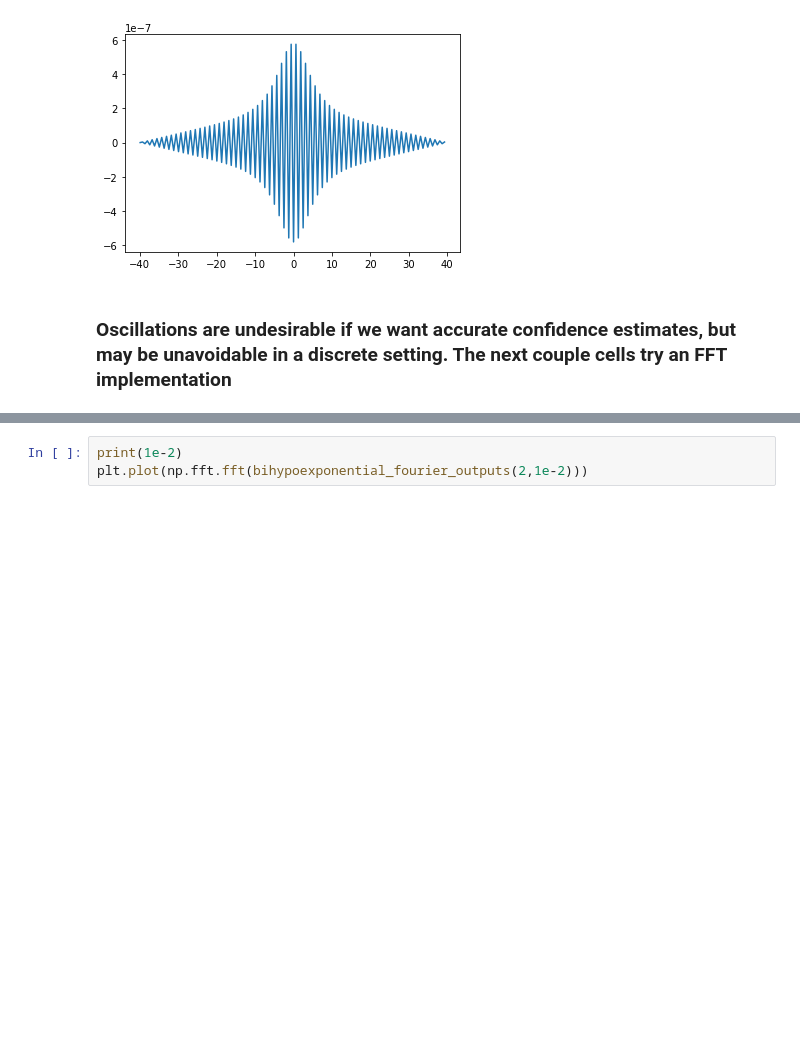
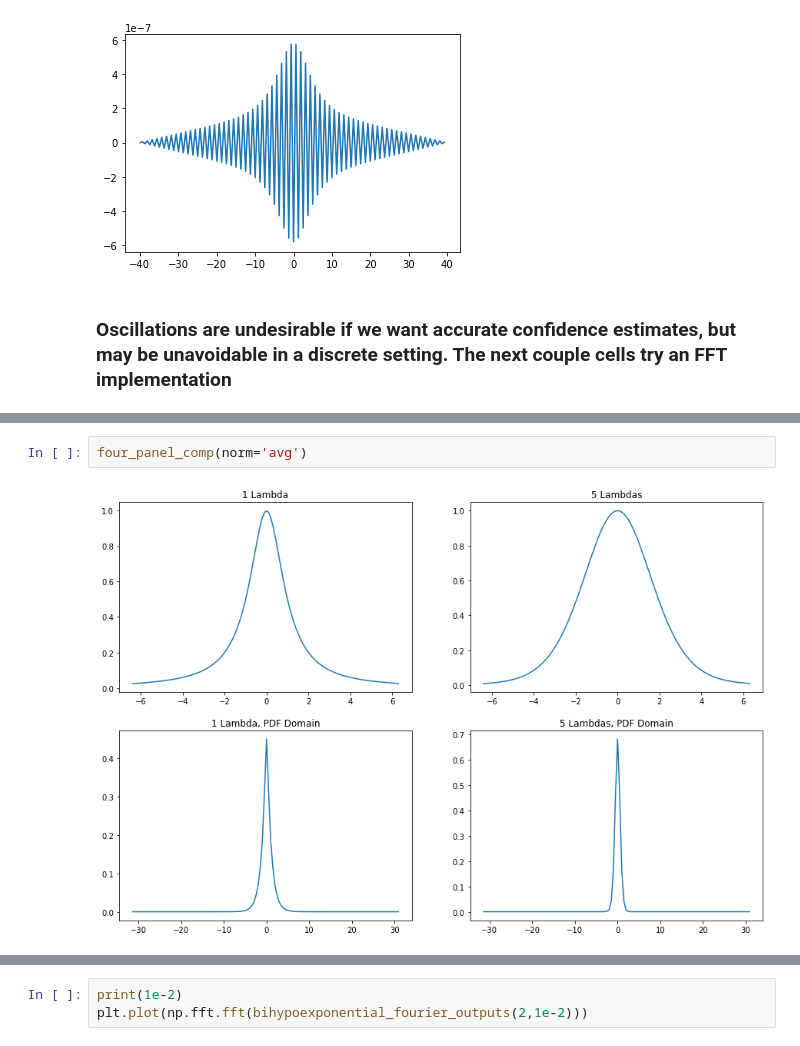
Before and after one commit to jlcbrown/FFT_hypoexp_comp, a Jupyter notebook: FFT_computation_testing.ipynb, the cells around one changed output, grey strips where cells are left out. Cells and saved outputs as stored; diff of their text form; blank space fills up the shorter version.

```diff
--- a/FFT_computation_testing.ipynb
+++ b/FFT_computation_testing.ipynb
@@ -151,0 +194,4 @@ ax[1].plot(x, np.real(f) - stats.norm.pdf(x)) # Some weird small shit going on n
+# %%
+four_panel_comp(norm='avg')
+# %% [output]
+[figure, added]
```
Also changed, not shown: parts of 4 cells of this notebook.
